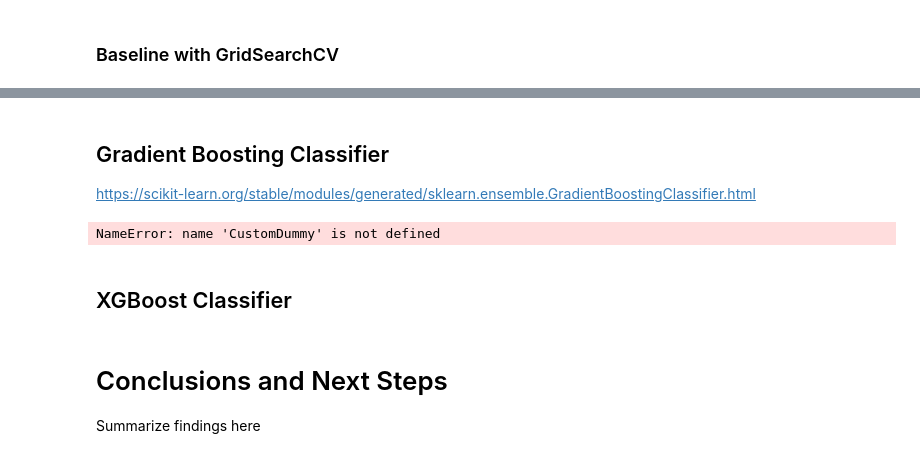
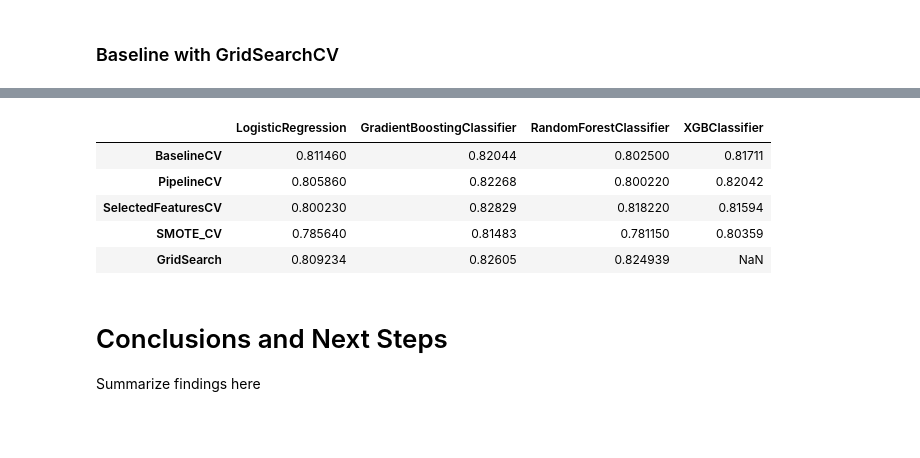
Before and after one commit to sbmoyano/data_science_projects, a Jupyter notebook: kaggle_titanic_competition/kaggle_titanic_competition_classification.ipynb, the cells around one changed output, grey strips where cells are left out. Cells and saved outputs as stored; diff of their text form; code cells hidden in the pictures; blank space fills up the shorter version.

```diff
--- a/kaggle_titanic_competition/kaggle_titanic_competition_classification.ipynb
+++ b/kaggle_titanic_competition/kaggle_titanic_competition_classification.ipynb
@@ -1902,0 +1135,4 @@ If you perform feature selection on all of the data and then cross-validate, the
+# %%
+# empty DataFrame to store scores
+models_acc = pd.DataFrame(columns=['LogisticRegression', 'GradientBoostingClassifier', 'RandomForestClassifier', 'XGBClassifier'])
+models_acc
@@ -2208,18 +1583,18 @@ rfc_preds.to_csv('rfc_test_pred.csv', sep=',', index=False)
 # %%
 # GradientBoosting
 
-gbc_pipeline = Pipeline([("age_imputer", AgeImputer()),
-                        ("ct", CustomPowerTransformer()),
-                        ("cabin_deck_section_transf", CabinDeckSectionUnspecified()),
-                        ("most_common_deck_section", MostCommonDeckSectionImputer()),
-                        ("ticket_title", TicketTitle()),
-                        ("passenger_by_ticket_cabin", PassengersbyTicketCabin()),
-                        ("passenger_cabin_imputer", PassengerCabinImputer()),
-                        ("reduce_cat", ReduceCategoricalFeatures(cat_max_num = 100)),
-                        ("dummy", DummyCustom()),
-                        ("vif", MulticollinearityVIF()),
-                        ("scaler", CustomStandardizer()),
-                        ("gbc_model", GradientBoostingClassifier())])
+gbc_pipeline = Pipeline([('age_imputer', AgeImputer()),
+                         ('ct', CustomPowerTransformer()),
+                         ('cabin_deck_section_transf', CabinDeckSectionUnspecified()),
+                         ('most_common_deck_section', MostCommonDeckSectionImputer()),
+                         ('ticket_title', TicketTitle()),
+                         ('passenger_by_ticket_cabin', PassengersbyTicketCabin()),
+                         ('passenger_cabin_imputer', PassengerCabinImputer()),
+                         ('reduce_cat', ReduceCategoricalFeatures(cat_max_num = 100)),
+                         ('dummy', DummyCustom()),
+                         ('vif', MulticollinearityVIF(except_cats=[])),
+                         ('scaler', CustomStandardizer()),
+                         ('gbc_model', GradientBoostingClassifier())])
 
 gbc_param_grid = {'gbc_model__n_estimators': np.arange(10, 500, 10),
                   'gbc_model__max_depth': np.arange(1, 50),
@@ -2677,40 +1618,0 @@ ROC AUC: 0.8517870301616337
-# %% [markdown]
-## Gradient Boosting Classifier
-
-https://scikit-learn.org/stable/modules/generated/sklearn.ensemble.GradientBoostingClassifier.html
-# %%
-gbc_pipeline = Pipeline([("age_imputer", AgeImputer()),
-                         ("cabin_deck_section_transf", CabinDeckSectionUnspecified()),
-                         ("most_common_deck_section", MostCommonDeckSectionImputer()),
-                         ("ticket_title", TicketTitle()),
-                         #("passenger_by_ticket_cabin", PassengersbyTicketCabin()),
-                         #("passenger_cabin_imputer", PassengerCabinImputer()),
-                         ("reduce_cat", ReduceCategoricalFeatures(cat_max_num = 100)),
-                         ("dummy", CustomDummy()),
-                         ("vif", MulticollinearityVIF()),
-                         ("scaler", CustomStandardizer())])
-
-gbc_param_grid = {"loss":["deviance"],
-                  "learning_rate": [0.01, 0.025, 0.05, 0.075, 0.1, 0.15, 0.2],
-                  "min_samples_split": np.linspace(0.1, 0.5, 12),
-                  "min_samples_leaf": np.linspace(0.1, 0.5, 12),
-                  "max_depth":[3,5,8],
-                  "max_features":["log2","sqrt"],
-                  "criterion": ["friedman_mse",  "mae"],
-                  "subsample":[0.5, 0.618, 0.8, 0.85, 0.9, 0.95, 1.0],
-                  "n_estimators":[10]}
-
-gbc_cv = RandomizedSearchCV(estimator=GradientBoostingClassifier(),
-                            param_grid=gbc_param_grid,
-                            scoring="roc_auc",
-                            cv=5,
-                            verbose=2,
-                            n_jobs=4)
-
-gbc_cv.fit(X_train_transf, y_train)
-print("Best hyperparameters:", gbc_cv.best_params_)
-print("ROC AUC:", gbc_cv.best_score_)
-# %% [output]
-NameError: name 'CustomDummy' is not defined
-# %% [markdown]
-## XGBoost Classifier
@@ -2731,3 +1619,14 @@ cross_val_scores = cross_val_score(estimator=xgb_pipeline, X=X_train, y=y_train,
+# %%
+grid_search_scores = [lr_rs.best_score_, gbc_rs.best_score_, rfc_rs.best_score_, np.nan]
+models_acc.loc['GridSearchCV'] = grid_search_scores
+models_acc
+# %% [output]
+|  | LogisticRegression | GradientBoostingClassifier | RandomForestClassifier | XGBClassifier |
+| BaselineCV | 0.811460 | 0.82044 | 0.802500 | 0.81711 |
+| PipelineCV | 0.805860 | 0.82268 | 0.800220 | 0.82042 |
+| SelectedFeaturesCV | 0.800230 | 0.82829 | 0.818220 | 0.81594 |
+| SMOTE_CV | 0.785640 | 0.81483 | 0.781150 | 0.80359 |
+| GridSearch | 0.809234 | 0.82605 | 0.824939 | NaN |
 # %% [markdown]
 # Conclusions and Next Steps
 Summarize findings here
```
Also changed, not shown: parts of 111 cells of this notebook.
